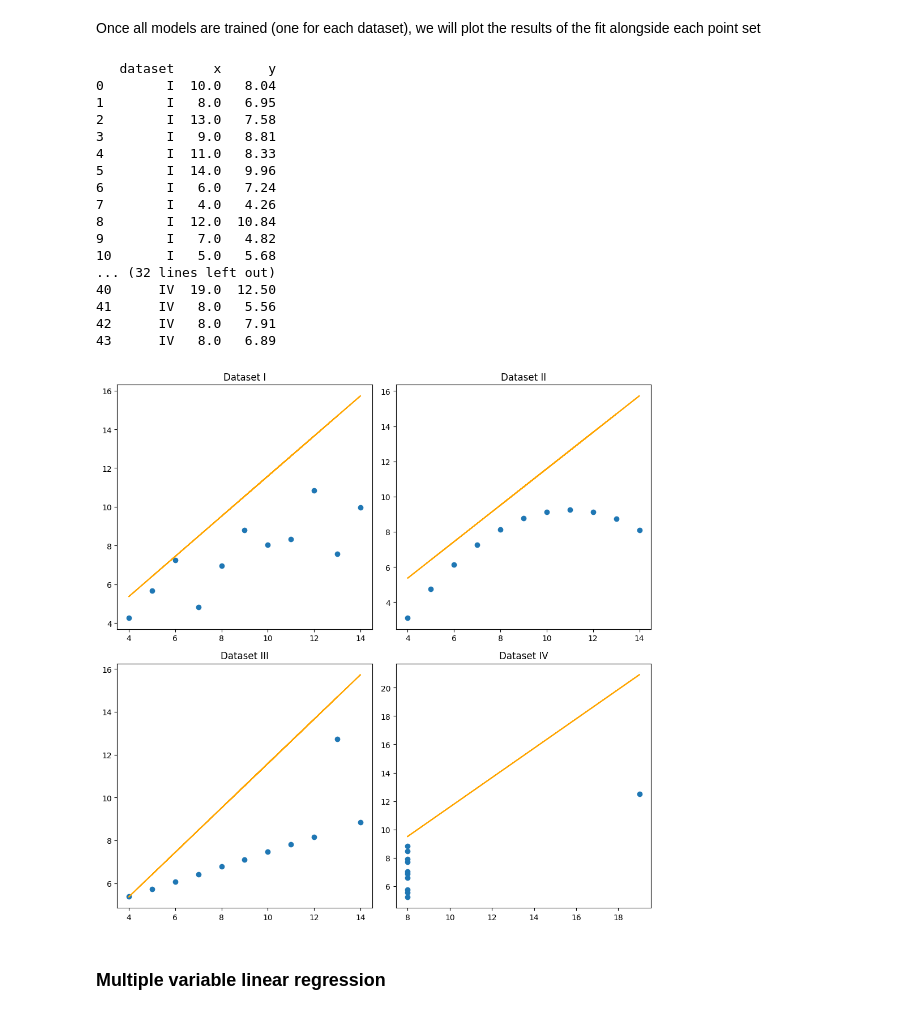
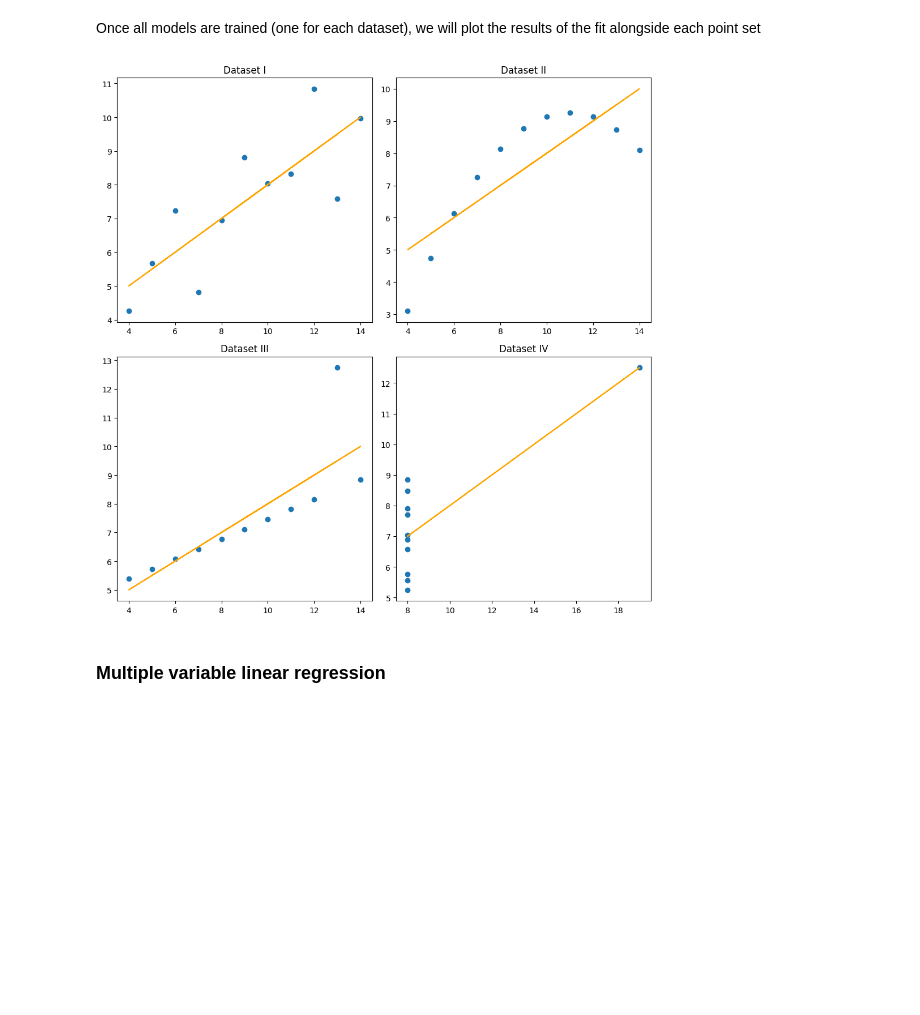
Before and after one commit to ICAI-IMAT-ML/p2-3-palomadiez, a Jupyter notebook: notebook/Lab_2_3_LinearRegression.ipynb, the cells around one changed output. Saved outputs shown, nothing was run; the diff lists cells and outputs as text; code cells hidden in the pictures; blank space fills up the shorter version.

Commit message:
plot anscombe

```diff
--- a/notebook/Lab_2_3_LinearRegression.ipynb
+++ b/notebook/Lab_2_3_LinearRegression.ipynb
@@ -86,40 +86,25 @@ Once all models are trained (one for each dataset), we will plot the results of
 # %%
 # Visualizing the datasets with their regression lines
 fig, axs = plt.subplots(2, 2, figsize=(10, 10))
 axs = axs.flatten()
 
 for i, dataset in enumerate(datasets):
 
     # TODO: Select the dataset for each case
     data = anscombe[anscombe["dataset"] == dataset]
-    print(data)
-    axs[i].scatter(data['x'], data['y'])
+    x = np.array(data["x"])
+    y = np.array(data["y"])
+
+    axs[i].scatter(x,y)
 
     # TODO: Plot the data and the fit (fill the "None" value)
-    axs[i].plot(data['x'], linreg.predict(data["x"]), color='orange')  # Regression line
+    axs[i].plot(x, models[dataset].predict(x), color='orange')  # Regression line
     axs[i].set_title(f"Dataset {dataset}")
 
 plt.tight_layout()
 plt.show()
 # %% [output]
-   dataset     x      y
-0        I  10.0   8.04
-1        I   8.0   6.95
-2        I  13.0   7.58
-3        I   9.0   8.81
-4        I  11.0   8.33
-5        I  14.0   9.96
-6        I   6.0   7.24
-7        I   4.0   4.26
-8        I  12.0  10.84
-9        I   7.0   4.82
-10       I   5.0   5.68
-... (32 lines left out)
-40      IV  19.0  12.50
-41      IV   8.0   5.56
-42      IV   8.0   7.91
-43      IV   8.0   6.89
-[figure, old version]
+[figure, new version]
 # %% [markdown]
 ### Multiple variable linear regression
 # %% [markdown]
```
Also changed, not shown: 1 other file.
